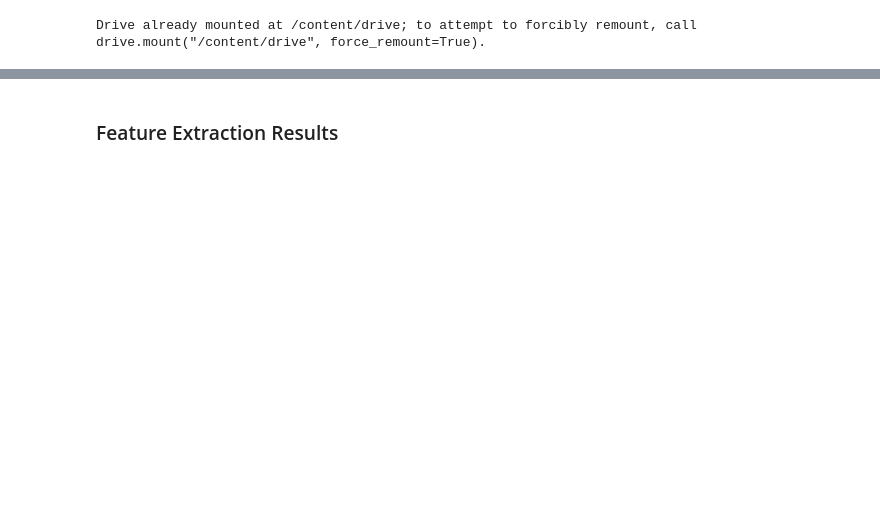
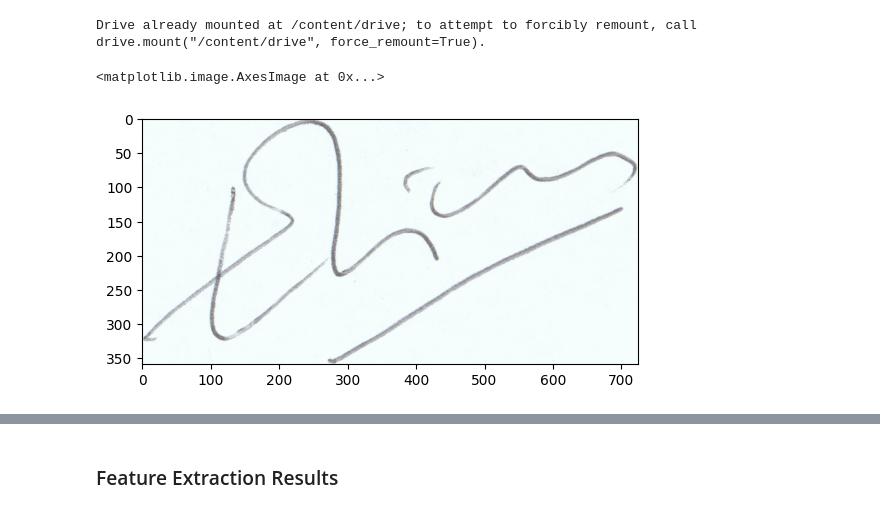
Before and after one commit to Mazharul667/Cse299, a Jupyter notebook: sig.ipynb, the cells around one changed output, grey strips where cells are left out. Saved outputs shown, nothing was run; the diff lists cells and outputs as text; code cells hidden in the pictures; blank space fills up the shorter version.

```diff
--- a/sig.ipynb
+++ b/sig.ipynb
@@ -35,6 +35,9 @@ from tensorflow.keras.models import Model
 train_dir="/content/drive/MyDrive/cse299/sign_data/train"
 test_dir="/content/drive/MyDrive/cse299/sign_data/test"
 # %%
-# img = plt.imread('/content/drive/MyDrive/cse299/sign_data/train/001/001_01.PNG')
-# plt.imshow(img)
+img = plt.imread('/content/drive/MyDrive/cse299/sign_data/train/001/001_01.PNG')
+plt.imshow(img)
+# %% [output]
+<matplotlib.image.AxesImage at 0x...>
+[figure, added]
 # %%
```
Also changed, not shown: parts of 1 cell of this notebook.
